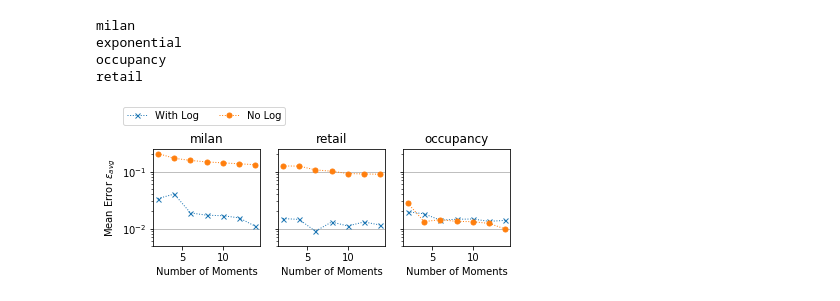
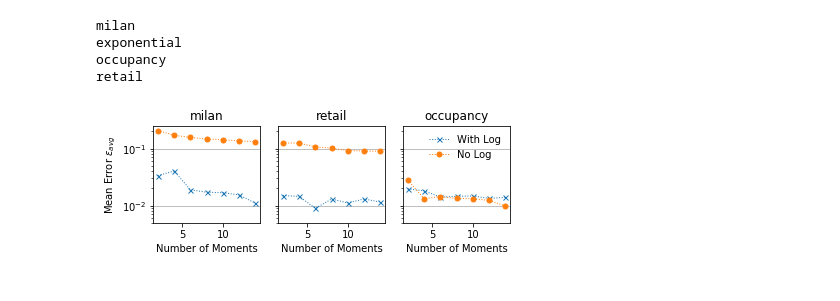
Before and after one commit to stanford-futuredata/msketch, a Jupyter notebook: analysis/Log Lesion.ipynb, the cells around one changed output. Drawn from its saved outputs; the diff is of its cells as text; code cells hidden in the pictures.

```diff
--- a/analysis/Log Lesion.ipynb
+++ b/analysis/Log Lesion.ipynb
@@ -83,36 +83,37 @@ for di in range(len(m_datasets)):
         ax = axs[di]
     else:
         ax = axs
     lines = []
     labels = []
     for alg in sketches:
         vals = dfg.loc[dname, alg]
         errors = vals["error"]
         l, = ax.semilogy(
             vals.index-1,
             errors,
             label=alg_display_name[alg],
             marker=markers[alg],
             color=colormap[alg],
             markersize=5,
             ls="dotted",
             lw=1
         )
         lines.append(l)
         labels.append(alg_display_name[alg])
 
     ax.set_title(dname)
     ax.set_ylim(0.005, .25)
     if di == 0:
         ax.set_ylabel("Mean Error $\epsilon_{avg}$")
     ax.set_xlabel("Number of Moments")
     ax.yaxis.grid(True)
 
-lgd = f.legend(
-    lines, labels,
-    bbox_to_anchor=(0.05, 1.00, 1., .102), ncol=2, loc=2
-)
+ax.legend(frameon=False)
+# lgd = f.legend(
+#     lines, labels,
+#     bbox_to_anchor=(0.05, 1.00, 1., .102), ncol=2, loc=2
+# )
 f.tight_layout()
-f.savefig("log_lesion.pdf", bbox_extra_artists=(lgd,), bbox_inches='tight')
+f.savefig("log_lesion.pdf", bbox_inches='tight')
 # %% [output]
-[figure, old version]
+[figure, new version]
```
Also changed, not shown: 5 other files.
